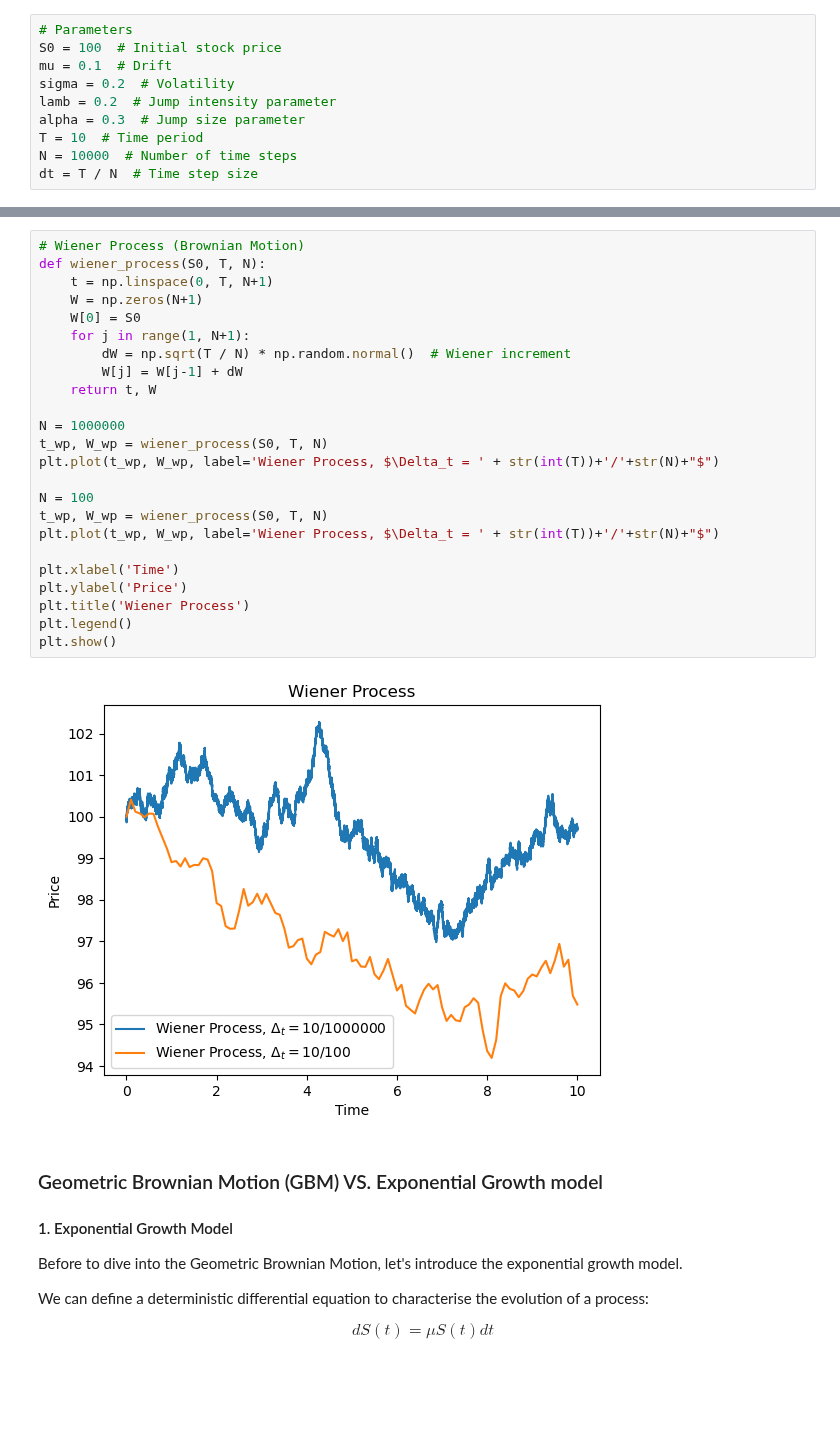
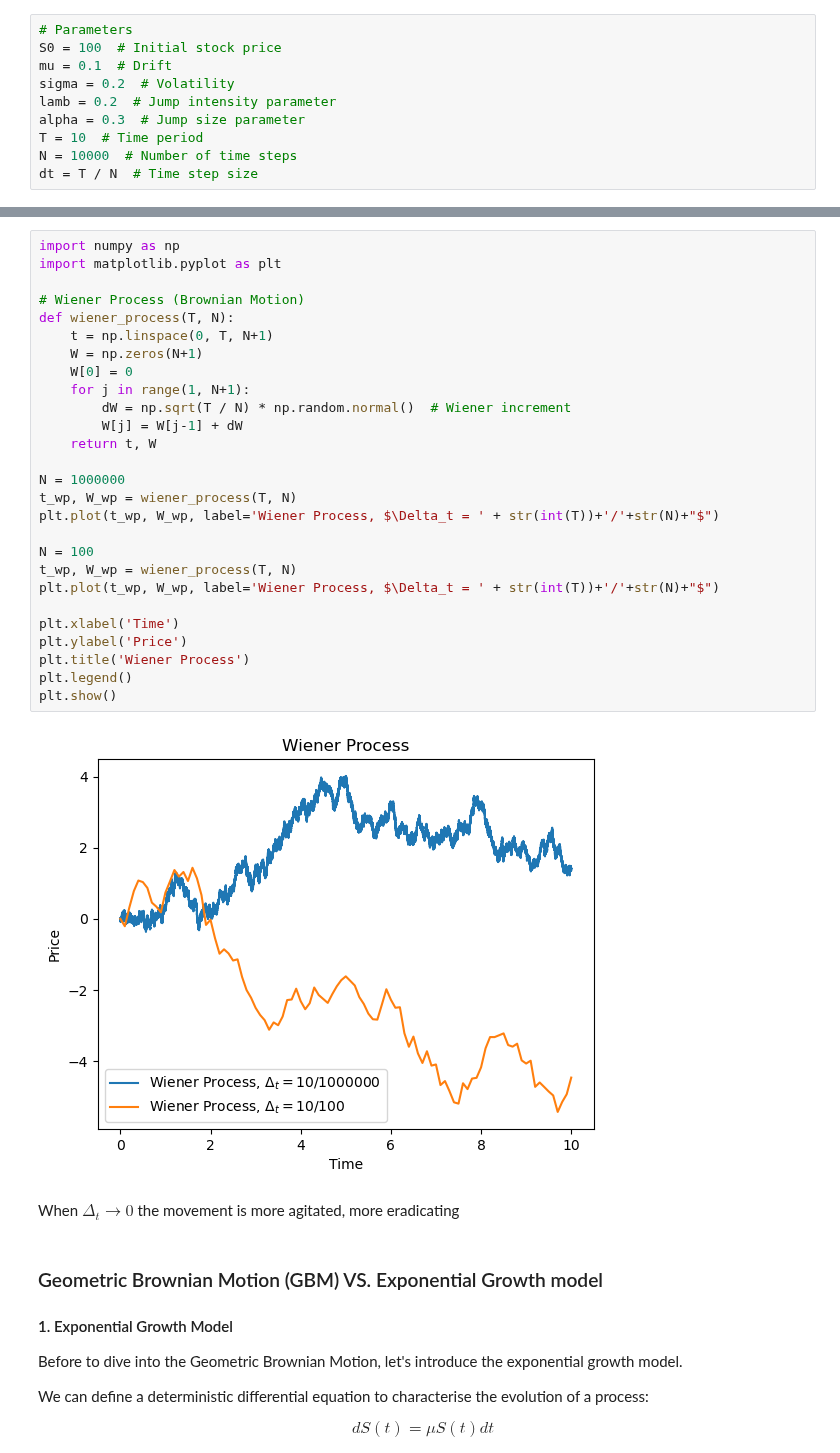
Before and after one commit to hugo-mi/Quantitative_Methods_In_Finance, a Jupyter notebook: Pricing methods in continous_time/notebooks/Jump_diffusion_vs_GBM.ipynb, the cells around one changed output, grey strips where cells are left out. Cells and saved outputs as stored; diff of their text form; blank space fills up the shorter version.

```diff
--- a/Pricing methods in continous_time/notebooks/Jump_diffusion_vs_GBM.ipynb
+++ b/Pricing methods in continous_time/notebooks/Jump_diffusion_vs_GBM.ipynb
@@ -43,31 +43,36 @@ When $\Delta_t \rightarrow 0$ the movement is more agitated, more eradicating
 
 If the interval $[s_i, t_i]$ $\forall  0<s<t$ are nonverlapping, the random variable $W(t_i) - W(s_i)$ exhibit mutual independance. This leads directly to the assertion that Brownian motion is a Markov process, signifying that the future movement after time t solely depends on the position at t and is unrelated to the historical path before t
 # %%
+import numpy as np
+import matplotlib.pyplot as plt
+
 # Wiener Process (Brownian Motion)
-def wiener_process(S0, T, N):
+def wiener_process(T, N):
     t = np.linspace(0, T, N+1)
     W = np.zeros(N+1)
-    W[0] = S0
+    W[0] = 0
     for j in range(1, N+1):
         dW = np.sqrt(T / N) * np.random.normal()  # Wiener increment
         W[j] = W[j-1] + dW
     return t, W
 
 N = 1000000
-t_wp, W_wp = wiener_process(S0, T, N)
+t_wp, W_wp = wiener_process(T, N)
 plt.plot(t_wp, W_wp, label='Wiener Process, $\Delta_t = ' + str(int(T))+'/'+str(N)+"$")
 
 N = 100
-t_wp, W_wp = wiener_process(S0, T, N)
+t_wp, W_wp = wiener_process(T, N)
 plt.plot(t_wp, W_wp, label='Wiener Process, $\Delta_t = ' + str(int(T))+'/'+str(N)+"$")
 
 plt.xlabel('Time')
 plt.ylabel('Price')
 plt.title('Wiener Process')
 plt.legend()
 plt.show()
 # %% [output]
-[figure, old version]
+[figure, new version]
+# %% [markdown]
+When $\Delta_t \rightarrow 0$ the movement is more agitated, more eradicating
 # %% [markdown]
 ### Geometric Brownian Motion (GBM) VS. Exponential Growth model
 
```
Also changed, not shown: parts of 3 cells of this notebook, 1 other file.
